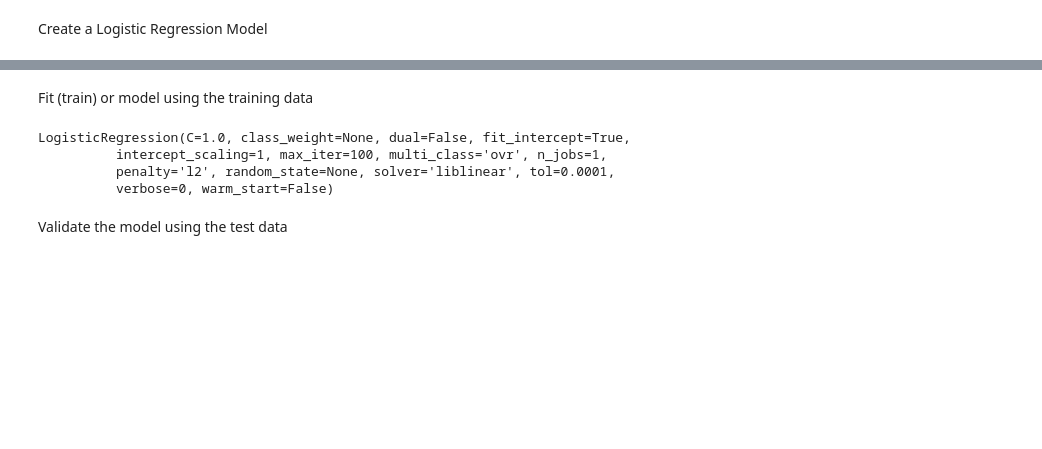
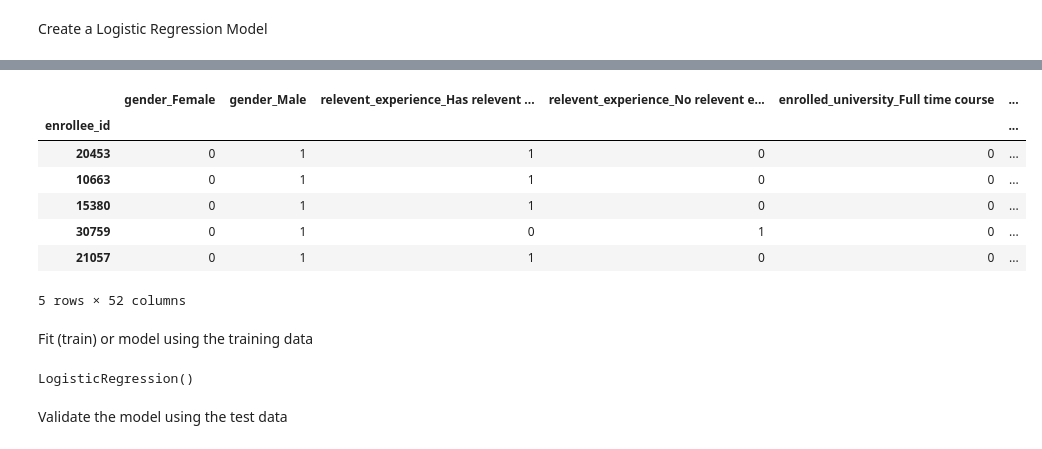
Before and after one commit to rarconaut/Project_3_Group_2, a Jupyter notebook: Rawaf/Project_3_Rawaf.ipynb, the cells around one changed output, grey strips where cells are left out. Saved outputs shown, nothing was run; the diff lists cells and outputs as text; code cells hidden in the pictures; blank space fills up the shorter version.

```diff
--- a/Rawaf/Project_3_Rawaf.ipynb
+++ b/Rawaf/Project_3_Rawaf.ipynb
@@ -119,0 +132,11 @@ LogisticRegression(C=1.0, class_weight=None, dual=False, fit_intercept=True,
+# %%
+X_test_encoded.head()
+# %% [output]
+|  | gender_Female | gender_Male | relevent_experience_Has relevent ... | relevent_experience_No relevent e... | enrolled_university_Full time course | ... |
+| enrollee_id |  |  |  |  |  | ... |
+| 20453 | 0 | 1 | 1 | 0 | 0 | ... |
+| 10663 | 0 | 1 | 1 | 0 | 0 | ... |
+| 15380 | 0 | 1 | 1 | 0 | 0 | ... |
+| 30759 | 0 | 1 | 0 | 1 | 0 | ... |
+| 21057 | 0 | 1 | 1 | 0 | 0 | ... |
+5 rows × 52 columns
@@ -120,11 +154,11 @@ LogisticRegression(C=1.0, class_weight=None, dual=False, fit_intercept=True,
 # %% [markdown]
 Fit (train) or model using the training data
-# %%
-classifier.fit(X_train, y_train)
-# %% [output]
-LogisticRegression(C=1.0, class_weight=None, dual=False, fit_intercept=True,
-          intercept_scaling=1, max_iter=100, multi_class='ovr', n_jobs=1,
-          penalty='l2', random_state=None, solver='liblinear', tol=0.0001,
-          verbose=0, warm_start=False)
+# %%
+# classifier.fit(X_train_scaled, y_train_scaled)
+
+## OR the non-scaled data?
+classifier.fit(X_train_encoded, y_train)
+# %% [output]
+LogisticRegression()
 # %% [markdown]
 Validate the model using the test data
```
Also changed, not shown: parts of 13 cells of this notebook, 1 other file.
